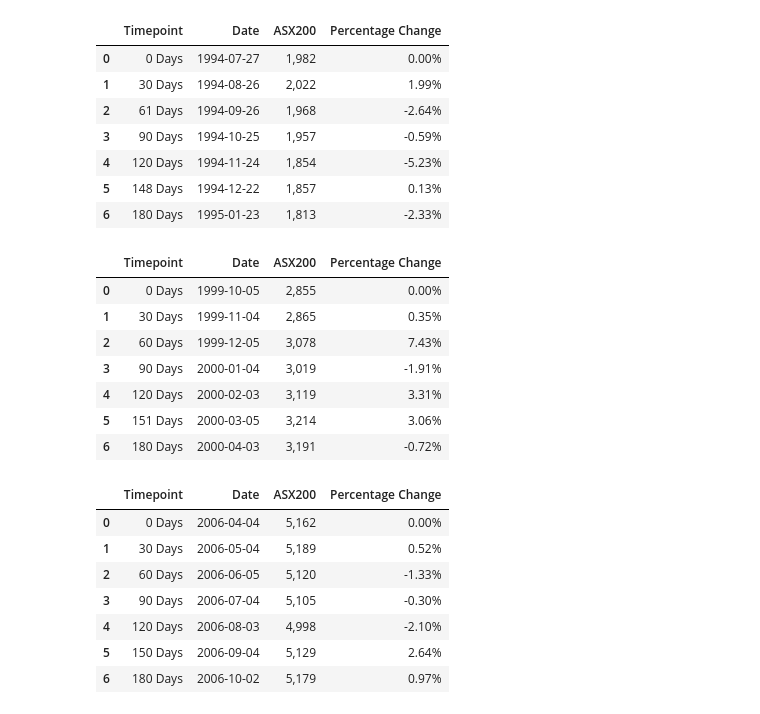
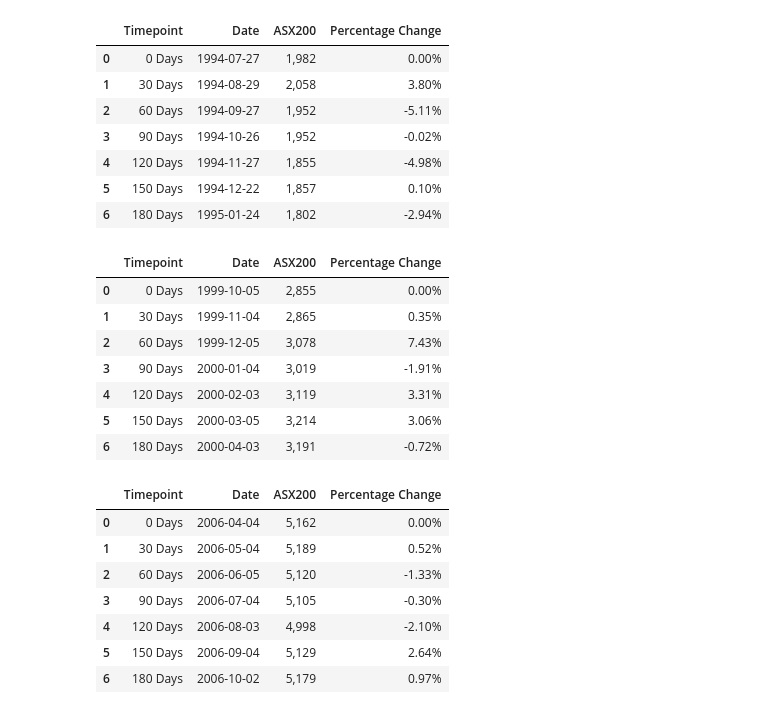
Before and after one commit to Richard-Turnbull/project-1, a Jupyter notebook: Project-1-Notebook.ipynb, the cells around one changed output. Cells and saved outputs as stored; diff of their text form; code cells hidden in the pictures.

```diff
--- a/Project-1-Notebook.ipynb
+++ b/Project-1-Notebook.ipynb
@@ -80,0 +50,19 @@ Stock_Peak_5 = Stock_Peak_5[(Stock_Peak_5.index > "2009-09-02") & (Stock_Peak_5.
+# %%
+# Using Pandas grouping to group the data by Peaks
+peaks_grouped = peaks_df.groupby('Peak')
+# Get series of the first value of the group index
+startdt_lst = peaks_grouped['Date'].first()
+# Get series of the Last value of the group index
+enddt_lst =  peaks_grouped['Date'].last()
+# %%
+# Create a function to make a mask
+def Inbetween_(start_date, end_date):
+    mask = (ir_df.index > start_date) & (ir_df.index <= end_date)
+    return mask
+
+# Data Splice to different group
+Peak_1 = ir_df[Inbetween_(startdt_lst.values[0],enddt_lst.values[0])]
+Peak_2 = ir_df[Inbetween_(startdt_lst.values[1],enddt_lst.values[1])]
+Peak_3 = ir_df[Inbetween_(startdt_lst.values[2],enddt_lst.values[2])]
+Peak_4 = ir_df[Inbetween_(startdt_lst.values[3],enddt_lst.values[3])]
+Peak_5 = ir_df[Inbetween_(startdt_lst.values[4],enddt_lst.values[4])]
@@ -263,11 +174,11 @@ merge_df.to_csv('merge_df.csv')
 # Set timepints 0, 30, 60, 90, 120, 150, 180
 Peak_1_Start = merge_df[(merge_df.index == "1994-07-27")]
 Peak_1_Start = Peak_1_Start.index[0]
-Peak_1_30 = Peak_1.index[0] + timedelta(days=30)
+Peak_1_30 = Peak_1.index[0] + timedelta(days=32)
 Peak_1_60 = Peak_1.index[0] + timedelta(days=61)
 Peak_1_90 = Peak_1.index[0] + timedelta(days=90)
-Peak_1_120 = Peak_1.index[0] + timedelta(days=120)
-Peak_1_150 = Peak_1.index[0] + timedelta(days=148)
+Peak_1_120 = Peak_1.index[0] + timedelta(days=122)
+Peak_1_150 = Peak_1.index[0] + timedelta(days=147)
 Peak_1_180 = Peak_1.index[0] + timedelta(days=180)
 
 # Get ASX200 value for each timepoint
@@ -275,40 +186,42 @@ peak_1_asx_0 = merge_df.loc[Peak_1_Start, "Close"]
 peak_1_asx_30 = merge_df.loc[Peak_1_30, "Close"]
 peak_1_asx_60 = merge_df.loc[Peak_1_60, "Close"]
 peak_1_asx_90 = merge_df.loc[Peak_1_90, "Close"]
 peak_1_asx_120 = merge_df.loc[Peak_1_120, "Close"]
 peak_1_asx_150 = merge_df.loc[Peak_1_150, "Close"]
 peak_1_asx_180 = merge_df.loc[Peak_1_180, "Close"]
 
 # Calculate ASX200 percentage change from previous timepoint
 peak_1_pct_chg_start = 0
 peak_1_pct_chg_30 = (peak_1_asx_30 - peak_1_asx_0) / peak_1_asx_0
 peak_1_pct_chg_60 = (peak_1_asx_60 - peak_1_asx_30) / peak_1_asx_30
 peak_1_pct_chg_90 = (peak_1_asx_90 - peak_1_asx_60) / peak_1_asx_60
 peak_1_pct_chg_120 = (peak_1_asx_120 - peak_1_asx_90) / peak_1_asx_90
 peak_1_pct_chg_150 = (peak_1_asx_150 - peak_1_asx_120) / peak_1_asx_120
 peak_1_pct_chg_180 = (peak_1_asx_180 - peak_1_asx_150) / peak_1_asx_150
 
 # Create df
 peak_1_df = pd.DataFrame({
-    "Timepoint":["0 Days","30 Days","61 Days","90 Days","120 Days","148 Days","180 Days"],
+    "Timepoint":["0 Days","30 Days","60 Days","90 Days","120 Days","150 Days","180 Days"],
     "Date":[Peak_1_Start, Peak_1_30, Peak_1_60, Peak_1_90, Peak_1_120, Peak_1_150, Peak_1_180],
     "ASX200":[peak_1_asx_0, peak_1_asx_30, peak_1_asx_60, peak_1_asx_90, peak_1_asx_120, peak_1_asx_150, peak_1_asx_180],
     "Percentage Change":[peak_1_pct_chg_start, peak_1_pct_chg_30, peak_1_pct_chg_60, peak_1_pct_chg_90, peak_1_pct_chg_120, peak_1_pct_chg_150, peak_1_pct_chg_180],
     })
 
 # Set % format
 peak_1_df["Percentage Change"] = peak_1_df["Percentage Change"].astype(float).map("{:,.2%}".format)
 peak_1_df["ASX200"] = peak_1_df["ASX200"].astype(float).map("{:,.0f}".format)
+
+# Display df
 peak_1_df
 # %% [output]
 |  | Timepoint | Date | ASX200 | Percentage Change |
 | 0 | 0 Days | 1994-07-27 | 1,982 | 0.00% |
-| 1 | 30 Days | 1994-08-26 | 2,022 | 1.99% |
-| 2 | 61 Days | 1994-09-26 | 1,968 | -2.64% |
-| 3 | 90 Days | 1994-10-25 | 1,957 | -0.59% |
-| 4 | 120 Days | 1994-11-24 | 1,854 | -5.23% |
-| 5 | 148 Days | 1994-12-22 | 1,857 | 0.13% |
-| 6 | 180 Days | 1995-01-23 | 1,813 | -2.33% |
+| 1 | 30 Days | 1994-08-29 | 2,058 | 3.80% |
+| 2 | 60 Days | 1994-09-27 | 1,952 | -5.11% |
+| 3 | 90 Days | 1994-10-26 | 1,952 | -0.02% |
+| 4 | 120 Days | 1994-11-27 | 1,855 | -4.98% |
+| 5 | 150 Days | 1994-12-22 | 1,857 | 0.10% |
+| 6 | 180 Days | 1995-01-24 | 1,802 | -2.94% |
 # %%
 #-------------------------------------------------------------------
 # Peak 2
@@ -344,7 +257,7 @@ peak_2_pct_chg_180 = (peak_2_asx_180 - peak_2_asx_150) / peak_2_asx_150
 
 # Create df
 peak_2_df = pd.DataFrame({
-    "Timepoint":["0 Days","30 Days","60 Days","90 Days","120 Days","151 Days","180 Days"],
+    "Timepoint":["0 Days","30 Days","60 Days","90 Days","120 Days","150 Days","180 Days"],
     "Date":[Peak_2_Start, Peak_2_30, Peak_2_60, Peak_2_90, Peak_2_120, Peak_2_150, Peak_2_180],
     "ASX200":[peak_2_asx_0, peak_2_asx_30, peak_2_asx_60, peak_2_asx_90, peak_2_asx_120, peak_2_asx_150, peak_2_asx_180],
     "Percentage Change":[peak_2_pct_chg_start, peak_2_pct_chg_30, peak_2_pct_chg_60, peak_2_pct_chg_90, peak_2_pct_chg_120, peak_2_pct_chg_150, peak_2_pct_chg_180],
@@ -353,6 +266,8 @@ peak_2_df = pd.DataFrame({
 # Set % format
 peak_2_df["Percentage Change"] = peak_2_df["Percentage Change"].astype(float).map("{:,.2%}".format)
 peak_2_df["ASX200"] = peak_2_df["ASX200"].astype(float).map("{:,.0f}".format)
+
+# Display df
 peak_2_df
 # %% [output]
 |  | Timepoint | Date | ASX200 | Percentage Change |
@@ -361,7 +276,7 @@ peak_2_df
 | 2 | 60 Days | 1999-12-05 | 3,078 | 7.43% |
 | 3 | 90 Days | 2000-01-04 | 3,019 | -1.91% |
 | 4 | 120 Days | 2000-02-03 | 3,119 | 3.31% |
-| 5 | 151 Days | 2000-03-05 | 3,214 | 3.06% |
+| 5 | 150 Days | 2000-03-05 | 3,214 | 3.06% |
 | 6 | 180 Days | 2000-04-03 | 3,191 | -0.72% |
 # %%
 #-------------------------------------------------------------------
```
Also changed, not shown: parts of 22 cells of this notebook, 13 other files.
